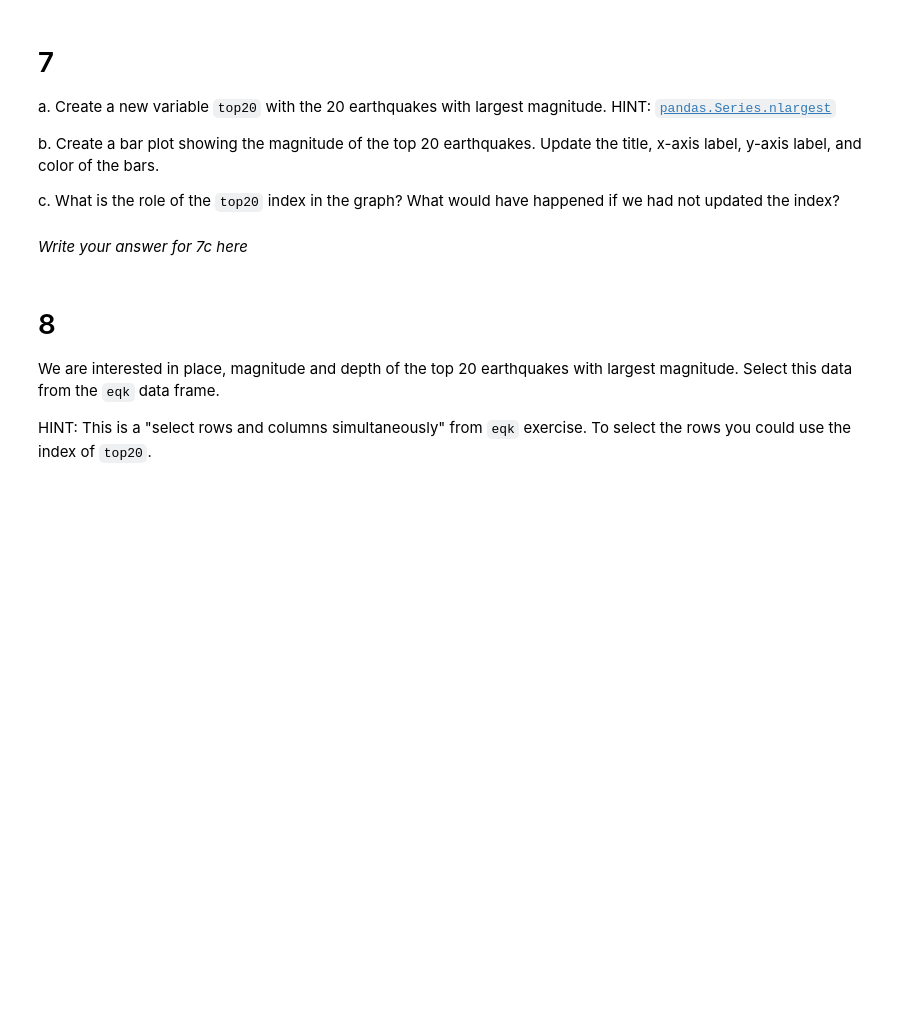
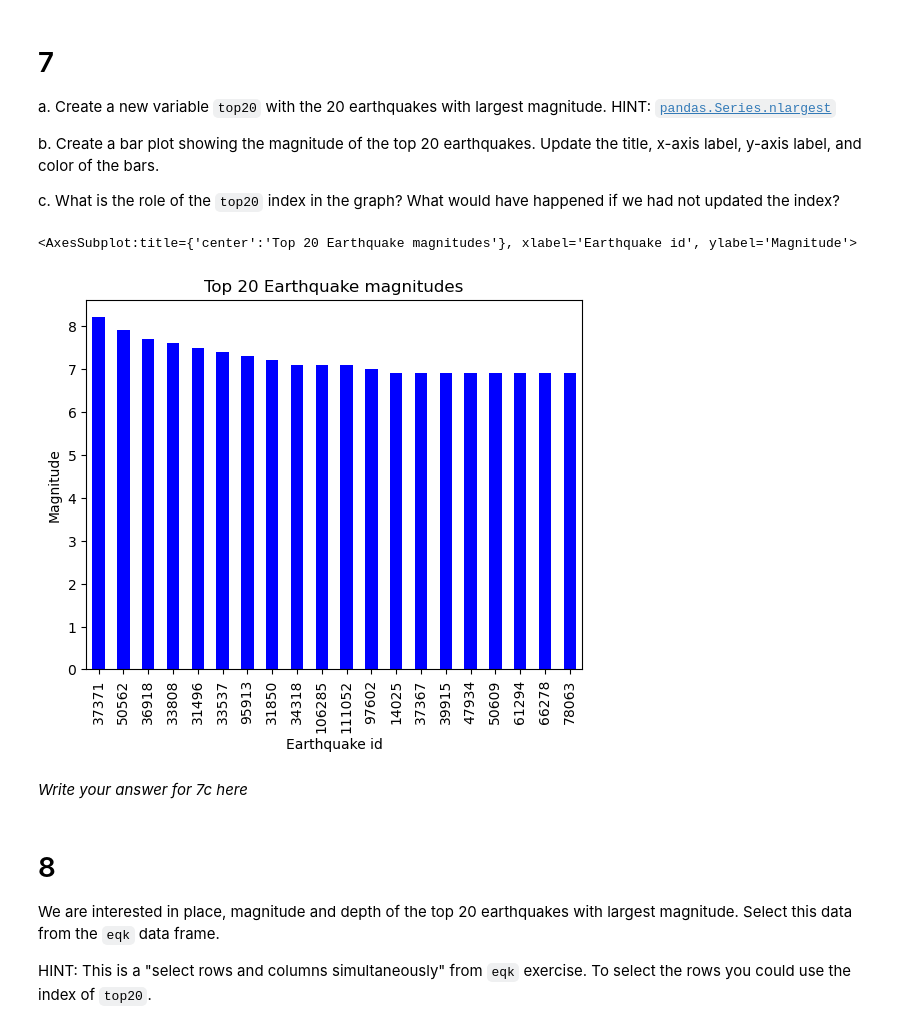
Before and after one commit to cnordheim-maestas/eds220-hwk-1, a Jupyter notebook: hwk1-task4.ipynb, the cells around one changed output. Saved outputs shown, nothing was run; the diff lists cells and outputs as text; code cells hidden in the pictures; blank space fills up the shorter version.

```diff
--- a/hwk1-task4.ipynb
+++ b/hwk1-task4.ipynb
@@ -147,3 +153,22 @@ c. What is the role of the `top20` index in the graph? What would have happened
+# %%
+# a: create variable top20 using the nlargest function
+
+#df.column.nlargest(number of values we want, here 20) argument
+top20 = eqk.mag.nlargest(20)
+
+# b: bar plot showing the magnitude of the top 20 earthquakes.
+# Update the title, x-axis label, y-axis label, and color of the bars
+top20.plot(kind='bar',
+            title='Top 20 Earthquake magnitudes',
+           xlabel='Earthquake id',
+           ylabel='Magnitude',
+            color='blue')
+
+#c: If we had not updated the top20 index, we would get a bar plot wih every single earthquake,
+# not just the top 20, which would be a LOT on one graph
+# %% [output]
+<AxesSubplot:title={'center':'Top 20 Earthquake magnitudes'}, xlabel='Earthquake id', ylabel='Magnitude'>
+[figure, added]
 # %% [markdown]
 *Write your answer for 7c here*
 # %% [markdown]
```
Also changed, not shown: parts of 4 cells of this notebook.
